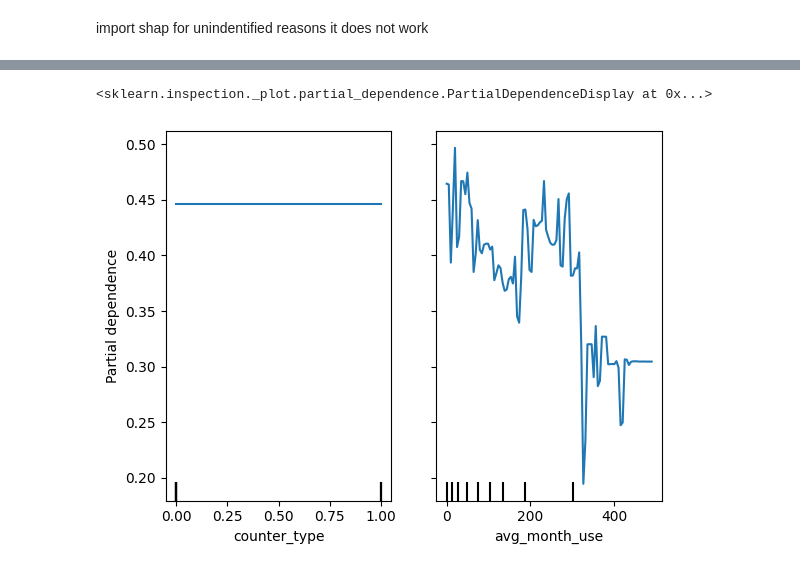
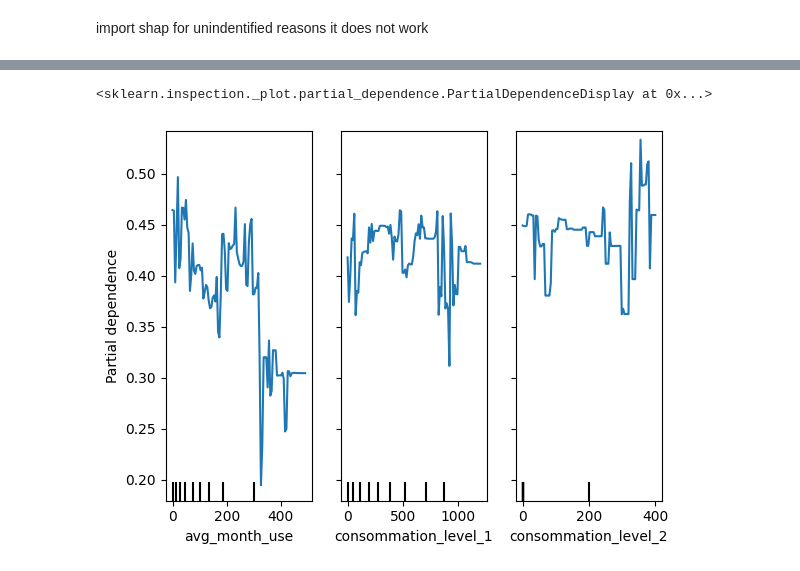
Before and after one commit to TomPreto/Fraud-Detection-ML, a Jupyter notebook: AW_error_features.ipynb, the cells around one changed output, grey strips where cells are left out. Cells and saved outputs as stored; diff of their text form; code cells hidden in the pictures.

```diff
--- a/AW_error_features.ipynb
+++ b/AW_error_features.ipynb
@@ -101,0 +96,3 @@ y_test_pred = tree.predict(x_test)
+# %%
+tree = DecisionTreeClassifier(random_state=42, )
+tree.fit(x_train, y_train)
@@ -391,6 +396,6 @@ Index(['disrict_62', 'disrict_63', 'disrict_69', 'client_catg_12',
 # %%
-features = [65, 66]
+features = ['avg_month_use', 'consommation_level_1', 'consommation_level_2' ]
 PartialDependenceDisplay.from_estimator(model1, x_test_final, features)
 # %% [output]
 <sklearn.inspection._plot.partial_dependence.PartialDependenceDisplay at 0x...>
-[figure, old version]
+[figure, new version]
```
Also changed, not shown: parts of 21 cells of this notebook.
